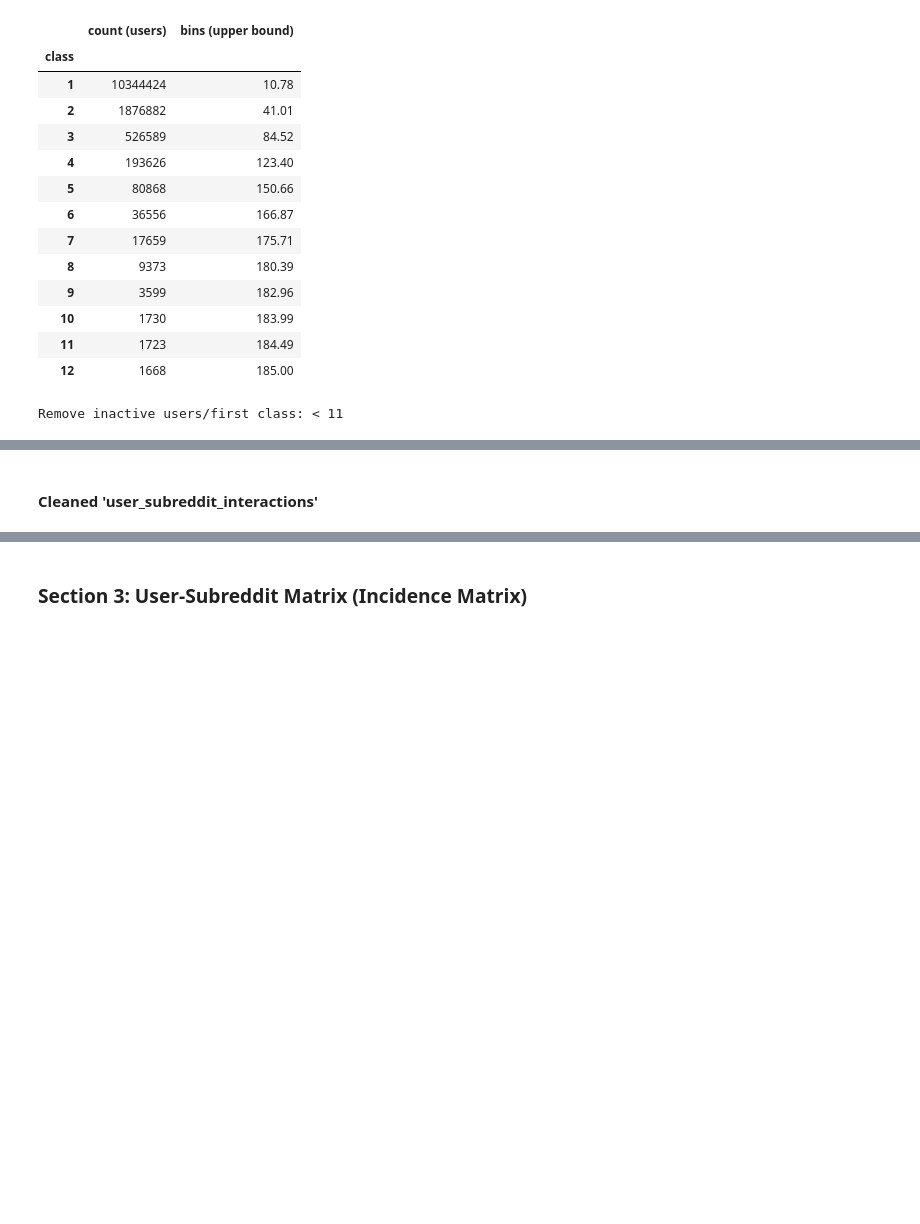
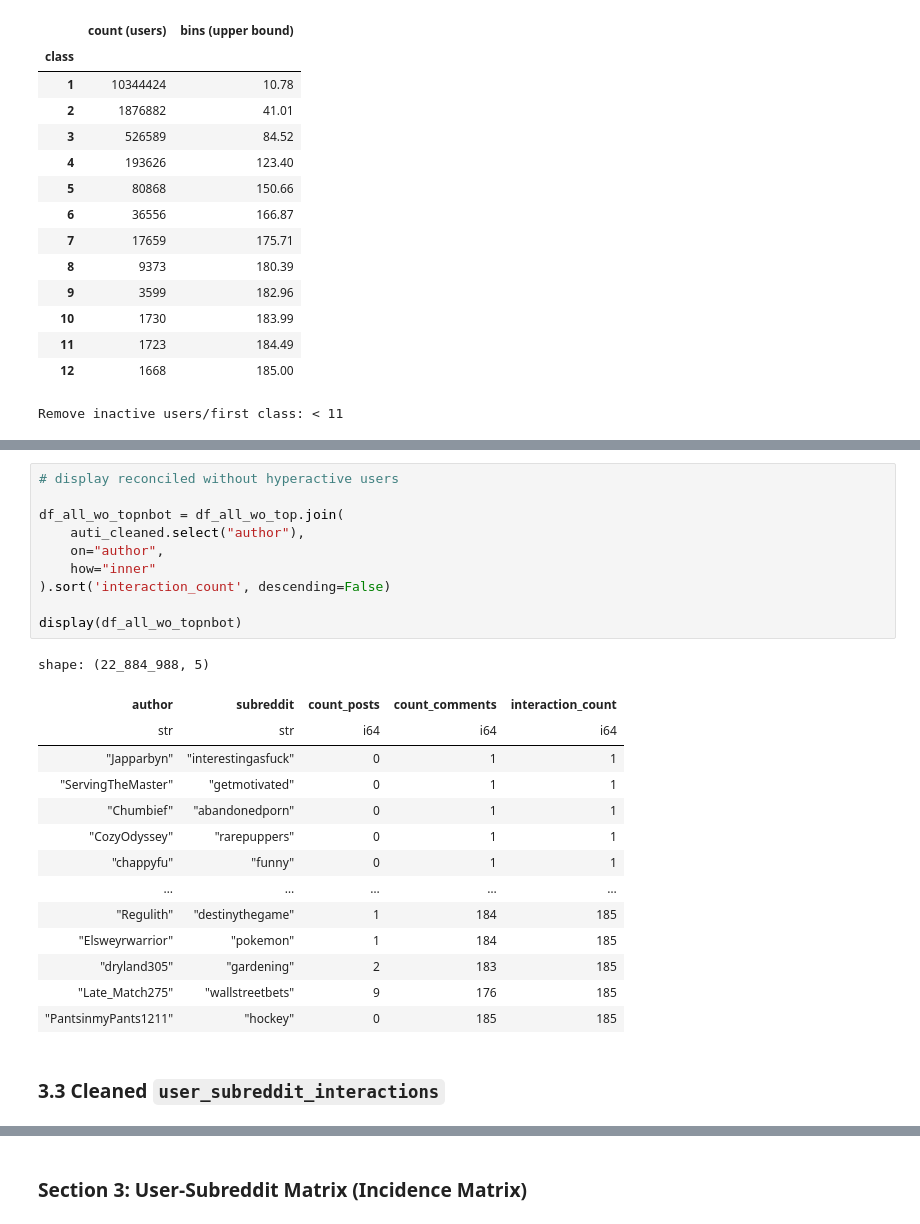
Before and after one commit to Donyl-Alcantara/Accesslab_MiniProject_Alcantara-Vocal, a Jupyter notebook: 04 Network Topology.ipynb, the cells around one changed output, grey strips where cells are left out. Drawn from its saved outputs; the diff is of its cells as text; blank space fills up the shorter version.

```diff
--- a/04 Network Topology.ipynb
+++ b/04 Network Topology.ipynb
@@ -590,5 +621,30 @@ shape: (2_750_273, 3)
+# %%
+# display reconciled without hyperactive users
+
+df_all_wo_topnbot = df_all_wo_top.join(
+    auti_cleaned.select("author"),
+    on="author",
+    how="inner"
+).sort('interaction_count', descending=False)
+
+display(df_all_wo_topnbot)
+# %% [output]
+shape: (22_884_988, 5)
+| author | subreddit | count_posts | count_comments | interaction_count |
+| str | str | i64 | i64 | i64 |
+| "Japparbyn" | "interestingasfuck" | 0 | 1 | 1 |
+| "ServingTheMaster" | "getmotivated" | 0 | 1 | 1 |
+| "Chumbief" | "abandonedporn" | 0 | 1 | 1 |
+| "CozyOdyssey" | "rarepuppers" | 0 | 1 | 1 |
+| "chappyfu" | "funny" | 0 | 1 | 1 |
+| … | … | … | … | … |
+| "Regulith" | "destinythegame" | 1 | 184 | 185 |
+| "Elsweyrwarrior" | "pokemon" | 1 | 184 | 185 |
+| "dryland305" | "gardening" | 2 | 183 | 185 |
+| "Late_Match275" | "wallstreetbets" | 9 | 176 | 185 |
+| "PantsinmyPants1211" | "hockey" | 0 | 185 | 185 |
 # %% [markdown]
-#### Cleaned 'user_subreddit_interactions'
+### 3.3 Cleaned `user_subreddit_interactions`
 # %%
 # clean df_all (remove top users)
 
```
Also changed, not shown: parts of 12 cells of this notebook.
